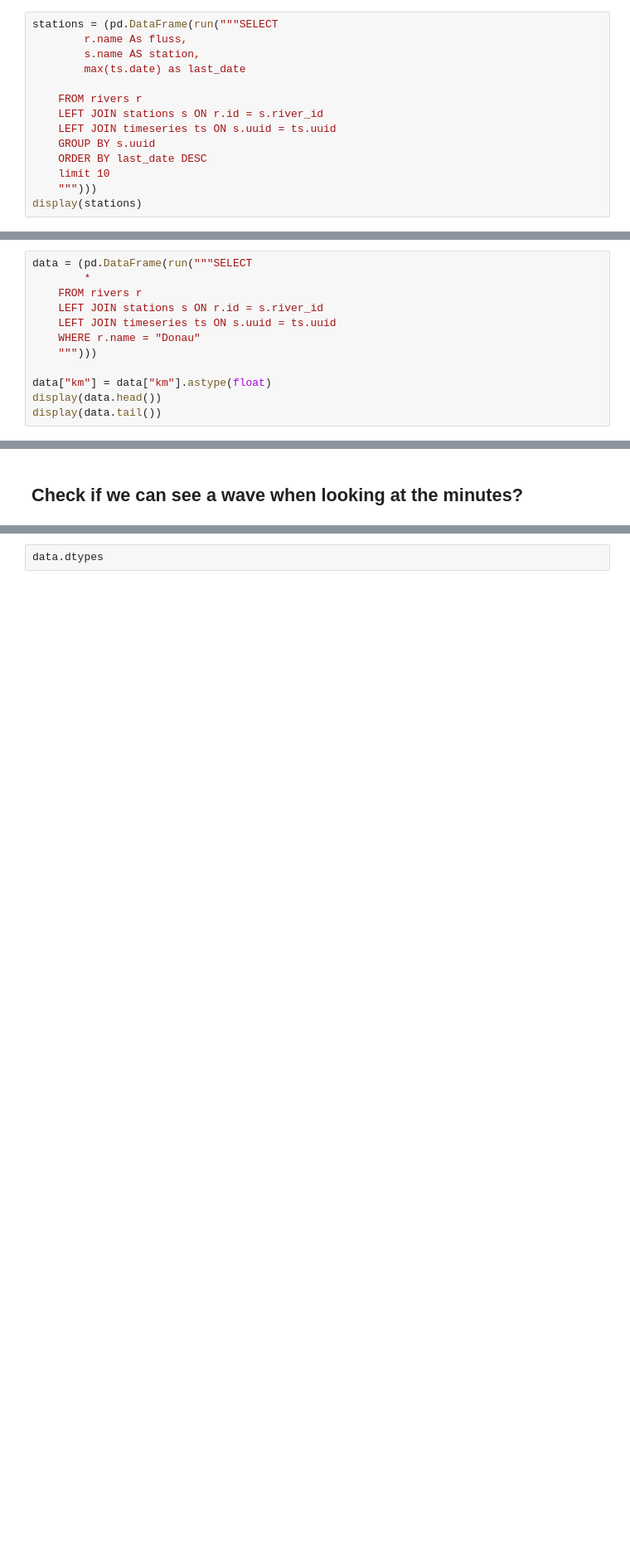
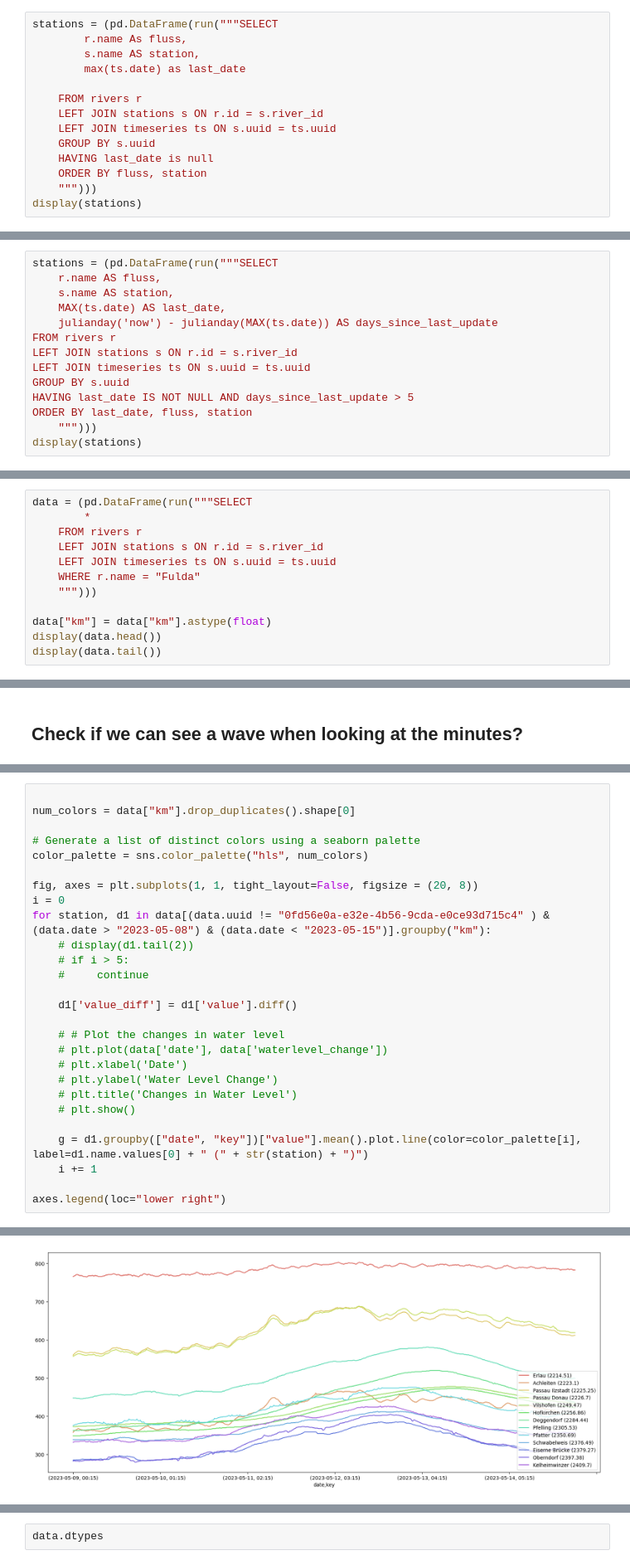
Before and after one commit to DTNGNR/Pegelstaende, a Jupyter notebook: eda.ipynb, the cells around one changed output, grey strips where cells are left out. Shown at 83% size. Cells and saved outputs as stored; diff of their text form; blank space fills up the shorter version.

Commit message:
Created plots for all rivers

```diff
--- a/eda.ipynb
+++ b/eda.ipynb
@@ -50,7 +52,7 @@ stations = (pd.DataFrame(run("""SELECT
     LEFT JOIN stations s ON r.id = s.river_id
     LEFT JOIN timeseries ts ON s.uuid = ts.uuid
     GROUP BY s.uuid
-    ORDER BY last_date DESC
-    limit 10
+    HAVING last_date is null
+    ORDER BY fluss, station
     """)))
 display(stations)
@@ -56,0 +78,14 @@ display(stations)
+# %%
+stations = (pd.DataFrame(run("""SELECT
+    r.name AS fluss,
+    s.name AS station,
+    MAX(ts.date) AS last_date,
+    julianday('now') - julianday(MAX(ts.date)) AS days_since_last_update
+FROM rivers r
+LEFT JOIN stations s ON r.id = s.river_id
+LEFT JOIN timeseries ts ON s.uuid = ts.uuid
+GROUP BY s.uuid
+HAVING last_date IS NOT NULL AND days_since_last_update > 5
+ORDER BY last_date, fluss, station
+    """)))
+display(stations)
@@ -89,7 +144,7 @@ data = (pd.DataFrame(run("""SELECT
     FROM rivers r
     LEFT JOIN stations s ON r.id = s.river_id
     LEFT JOIN timeseries ts ON s.uuid = ts.uuid
-    WHERE r.name = "Donau"
+    WHERE r.name = "Fulda"
     """)))
 
 data["km"] = data["km"].astype(float)
@@ -260,3 +330,31 @@ data2[data2.uuid == "0fd56e0a-e32e-4b56-9cda-e0ce93d715c4"].head(16)
 | 13 | 2023-05-01 03:30:00 | 8 | Kachlet Up | 0fd56e0a-e32e-4b56-9cda-e0ce93d715c4 | 8 | 10090708 | 2230.32 | Standort Regensburg | 48.58 | 13.41 | ... |
 | 14 | 2023-05-01 03:45:00 | 8 | Kachlet Up | 0fd56e0a-e32e-4b56-9cda-e0ce93d715c4 | 8 | 10090708 | 2230.32 | Standort Regensburg | 48.58 | 13.41 | ... |
 | 15 | 2023-05-01 04:00:00 | 8 | Kachlet Up | 0fd56e0a-e32e-4b56-9cda-e0ce93d715c4 | 8 | 10090708 | 2230.32 | Standort Regensburg | 48.58 | 13.41 | ... |
+# %%
+
+num_colors = data["km"].drop_duplicates().shape[0]
+
+# Generate a list of distinct colors using a seaborn palette
+color_palette = sns.color_palette("hls", num_colors)
+
+fig, axes = plt.subplots(1, 1, tight_layout=False, figsize = (20, 8))
+i = 0
+for station, d1 in data[(data.uuid != "0fd56e0a-e32e-4b56-9cda-e0ce93d715c4" ) & (data.date > "2023-05-08") & (data.date < "2023-05-15")].groupby("km"):
+    # display(d1.tail(2))
+    # if i > 5:
+    #     continue
+
+    d1['value_diff'] = d1['value'].diff()
+
+    # # Plot the changes in water level
+    # plt.plot(data['date'], data['waterlevel_change'])
+    # plt.xlabel('Date')
+    # plt.ylabel('Water Level Change')
+    # plt.title('Changes in Water Level')
+    # plt.show()
+
+    g = d1.groupby(["date", "key"])["value"].mean().plot.line(color=color_palette[i], label=d1.name.values[0] + " (" + str(station) + ")")
+    i += 1
+
+axes.legend(loc="lower right")
+# %% [output]
@@ -262,0 +362 @@ data2[data2.uuid == "0fd56e0a-e32e-4b56-9cda-e0ce93d715c4"].head(16)
+[figure, added]
```
Also changed, not shown: parts of 13 cells of this notebook, 11 other files.
